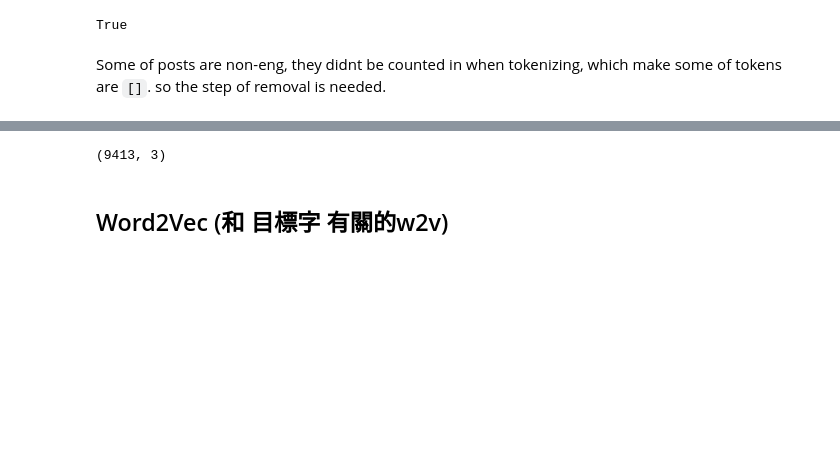
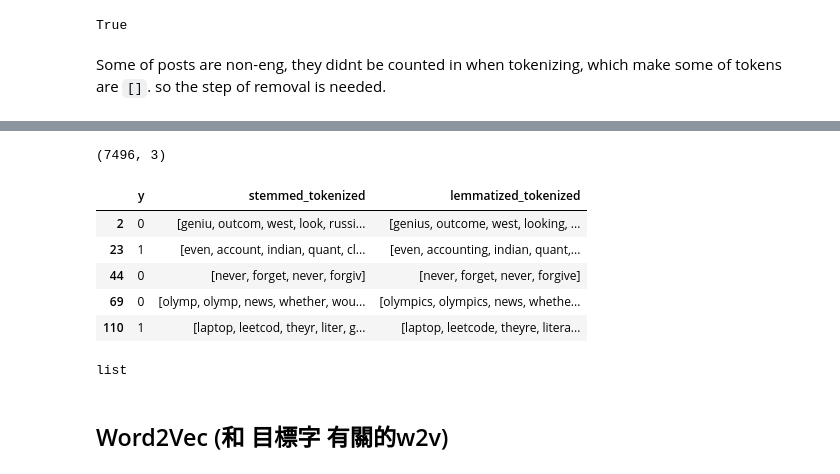
Before and after one commit to y4c6/master_thesis, a Jupyter notebook: EJMR_final.ipynb, the cells around one changed output, grey strips where cells are left out. Saved outputs shown, nothing was run; the diff lists cells and outputs as text; code cells hidden in the pictures; blank space fills up the shorter version.

```diff
--- a/EJMR_final.ipynb
+++ b/EJMR_final.ipynb
@@ -399,8 +449,21 @@ df[['y', 'stemmed_tokenized', 'lemmatized_tokenized']].to_pickle("/content/gdriv
 # %%
-df = pd.read_pickle("/content/gdrive/MyDrive/Thesis_Data&Result/EJMR_tokens.pkl")
+df = pd.read_pickle("/content/gdrive/MyDrive/Thesis_Data&Result/EJMR_CA_tokens.pkl")
 df.shape
 # %% [output]
-(9413, 3)
+(7496, 3)
+# %%
+df.head()
+# %% [output]
+|  | y | stemmed_tokenized | lemmatized_tokenized |
+| 2 | 0 | [geniu, outcom, west, look, russi... | [genius, outcome, west, looking, ... |
+| 23 | 1 | [even, account, indian, quant, cl... | [even, accounting, indian, quant,... |
+| 44 | 0 | [never, forget, never, forgiv] | [never, forget, never, forgive] |
+| 69 | 0 | [olymp, olymp, news, whether, wou... | [olympics, olympics, news, whethe... |
+| 110 | 1 | [laptop, leetcod, theyr, liter, g... | [laptop, leetcode, theyre, litera... |
+# %%
+type(df.stemmed_tokenized.iloc[0])
+# %% [output]
+list
 # %% [markdown]
 ## Word2Vec (和 目標字 有關的w2v)
 # %%
```
Also changed, not shown: parts of 12 cells of this notebook.
